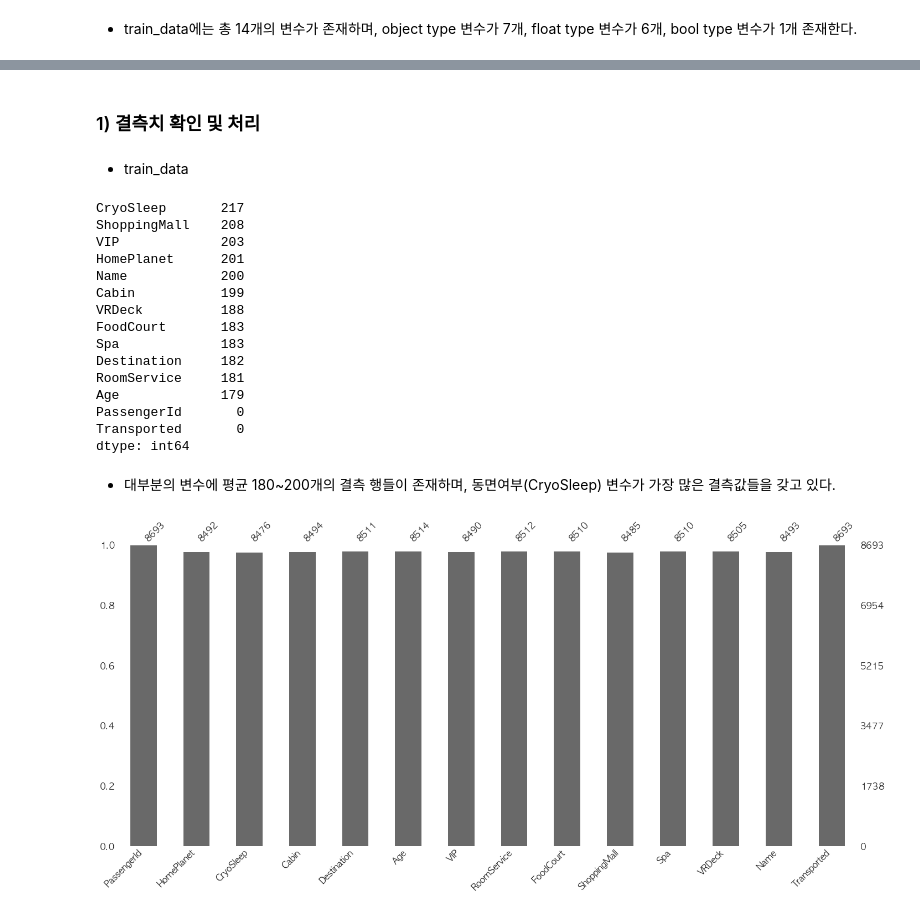
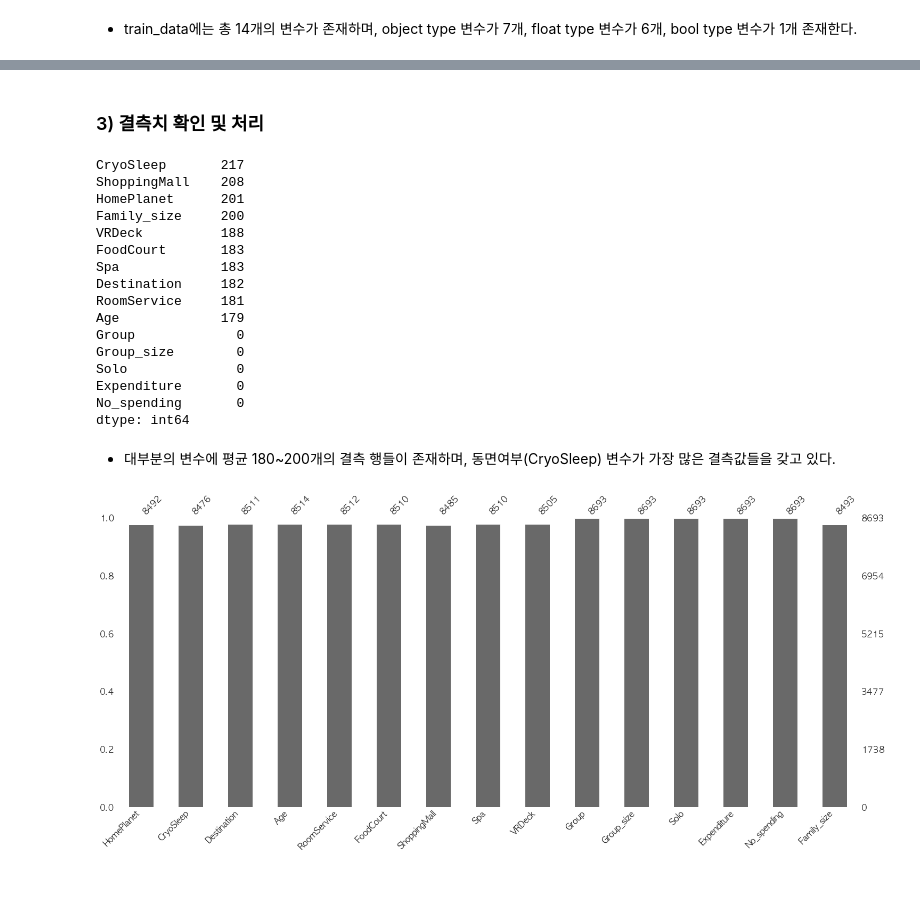
Before and after one commit to ehddy/AI_Study, a Jupyter notebook: 과제 3/과제3_18010244_김동요.ipynb, the cells around one changed output, grey strips where cells are left out. Saved outputs shown, nothing was run; the diff lists cells and outputs as text; code cells hidden in the pictures; blank space fills up the shorter version.

```diff
--- a/과제 3/과제3_18010244_김동요.ipynb
+++ b/과제 3/과제3_18010244_김동요.ipynb
@@ -139,0 +371,16 @@ memory usage: 434.5+ KB
+# %%
+# 먼저 새로운 변수를 추가하기 전에 Name 변수의 결측치들을 모두 Unknown으로 채워준다.
+train_data['Name'].fillna('Unknown Unknown', inplace=True)
+test_data['Name'].fillna('Unknown Unknown', inplace=True)
+
+# name 변수를 통해 성(lastname = Surname) 변수를 새롭게 추가 -> 같은 성을 기준으로 가족 수 변수 추가
+train_data['Surname']=train_data['Name'].str.split().str[-1]
+test_data['Surname']=test_data['Name'].str.split().str[-1]
+
+# 성을 기준으로 Family_size 변수 추가(가족의 수를 나타냄)
+train_data['Family_size']=train_data['Surname'].map(lambda x: pd.concat([train_data['Surname'],test_data['Surname']]).value_counts()[x])
+test_data['Family_size']=test_data['Surname'].map(lambda x: pd.concat([train_data['Surname'],test_data['Surname']]).value_counts()[x])
+
+plt.figure(figsize=(12,4))
+sns.countplot(data=train_data, x='Family_size', hue='Transported')
+plt.title('Family size')
@@ -139,0 +412,3 @@ memory usage: 434.5+ KB
+# %%
+train_data.loc[train_data['Family_size']>100,'Family_size']=np.nan
+test_data.loc[test_data['Family_size']>100,'Family_size']=np.nan
@@ -140,30 +417,39 @@ memory usage: 434.5+ KB
+# %%
+# 모델에 돌리지 않을 변수 삭제
+def drop_features(df):
+    df.drop(['PassengerId','Name', 'VIP', 'Cabin', 'Surname'], axis=1, inplace=True)
+    return df
+# %%
+X = drop_features(train_data).drop('Transported', axis=1)
+X_test = drop_features(test_data)
+
+y = train_data['Transported']
 # %% [markdown]
-### 1) 결측치 확인 및 처리
+### 3) 결측치 확인 및 처리
-# %% [markdown]
-- train_data
 # %%
 # 긱 변수당 결측치의 개수 확인
-train_data.isnull().sum().sort_values(ascending=False)
+X.isnull().sum().sort_values(ascending=False)
 # %% [output]
 CryoSleep       217
 ShoppingMall    208
-VIP             203
 HomePlanet      201
-Name            200
-Cabin           199
+Family_size     200
 VRDeck          188
 FoodCourt       183
 Spa             183
 Destination     182
 RoomService     181
 Age             179
-PassengerId       0
-Transported       0
+Group             0
+Group_size        0
+Solo              0
+Expenditure       0
+No_spending       0
 dtype: int64
 # %% [markdown]
 - 대부분의 변수에 평균 180~200개의 결측 행들이 존재하며, 동면여부(CryoSleep) 변수가 가장 많은 결측값들을 갖고 있다.
 # %%
-msno.bar(train_data)
+msno.bar(X)
 plt.show()
 # %% [output]
-[figure, old version]
+[figure, new version]
```
Also changed, not shown: parts of 100 cells of this notebook, 2 other files.
